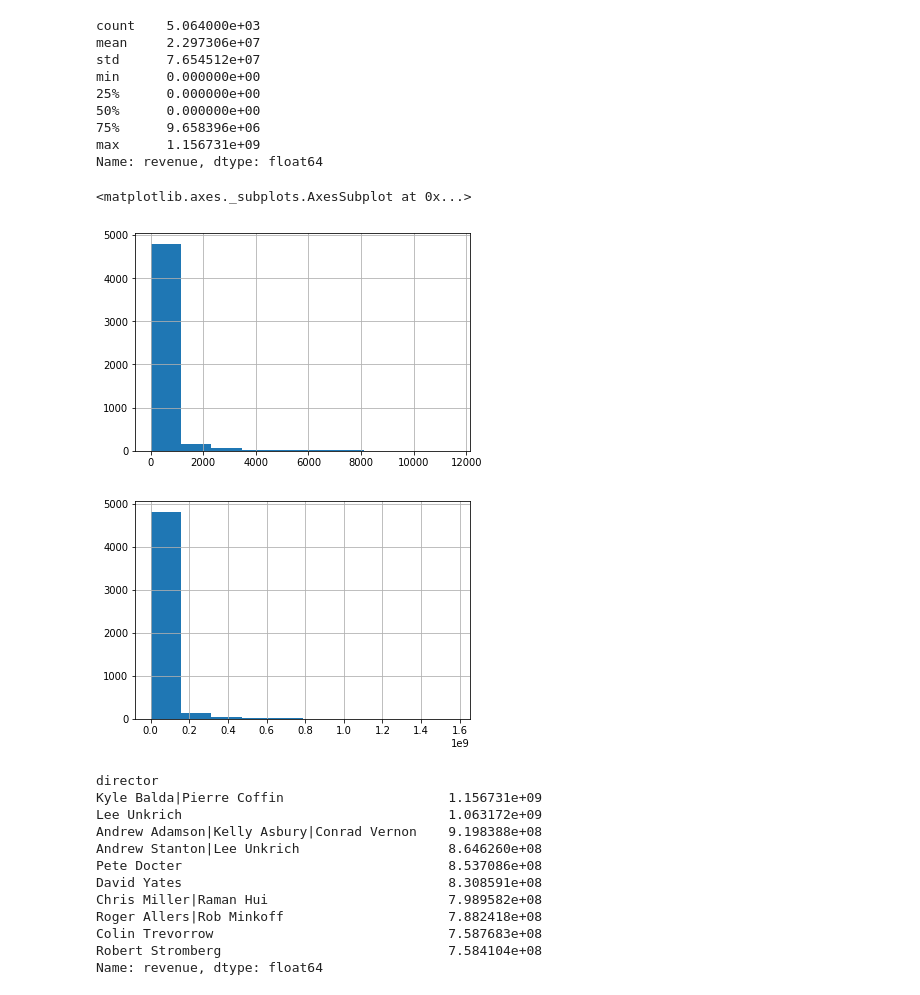
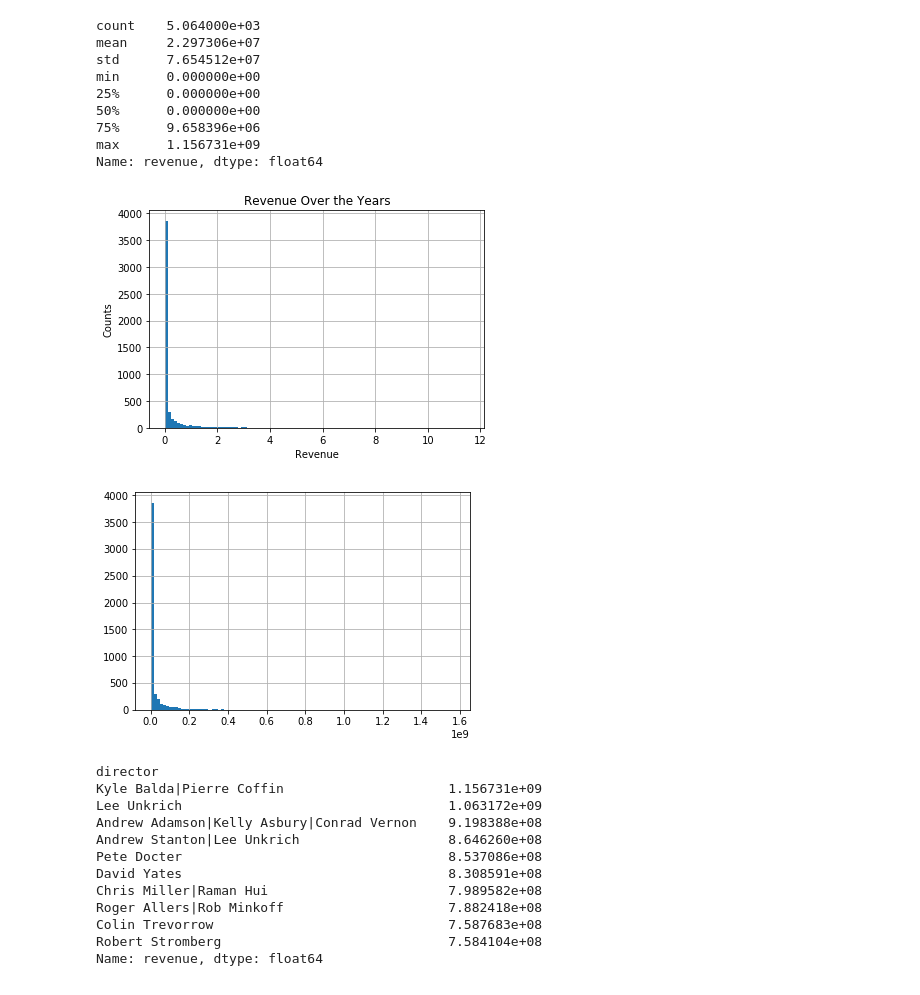
Before and after one commit to nirupamaprv/Investigate_Dataset, a Jupyter notebook: Investigate_a_Dataset_TMDb_Directors_NirupamaPV.ipynb, the cells around one changed output. Saved outputs shown, nothing was run; the diff lists cells and outputs as text; code cells hidden in the pictures.

```diff
--- a/Investigate_a_Dataset_TMDb_Directors_NirupamaPV.ipynb
+++ b/Investigate_a_Dataset_TMDb_Directors_NirupamaPV.ipynb
@@ -406,15 +423,17 @@ max      1.156731e+09
 Name: revenue, dtype: float64
 # %%
 rev = dir_mean_df['revenue']
-rev_new = rev / 100000
-rev_new.hist();
+rev_new = rev / (1e8)
+rev_new.hist(bins=100);
+plt.xlabel('Revenue')
+plt.ylabel('Counts')
+plt.title('Revenue Over the Years');
 # %% [output]
-<matplotlib.axes._subplots.AxesSubplot at 0x...>
-[figure, old version]
+[figure, new version]
 # %%
-dir_mean_df['revenue_adj'].hist();
+dir_mean_df['revenue_adj'].hist(bins=100);
 # %% [output]
-[figure, old version]
+[figure, new version]
 # %%
 # directors with maximum revenues
 dir_mean_df['revenue'].nlargest(10)
```
Also changed, not shown: parts of 29 cells of this notebook.
